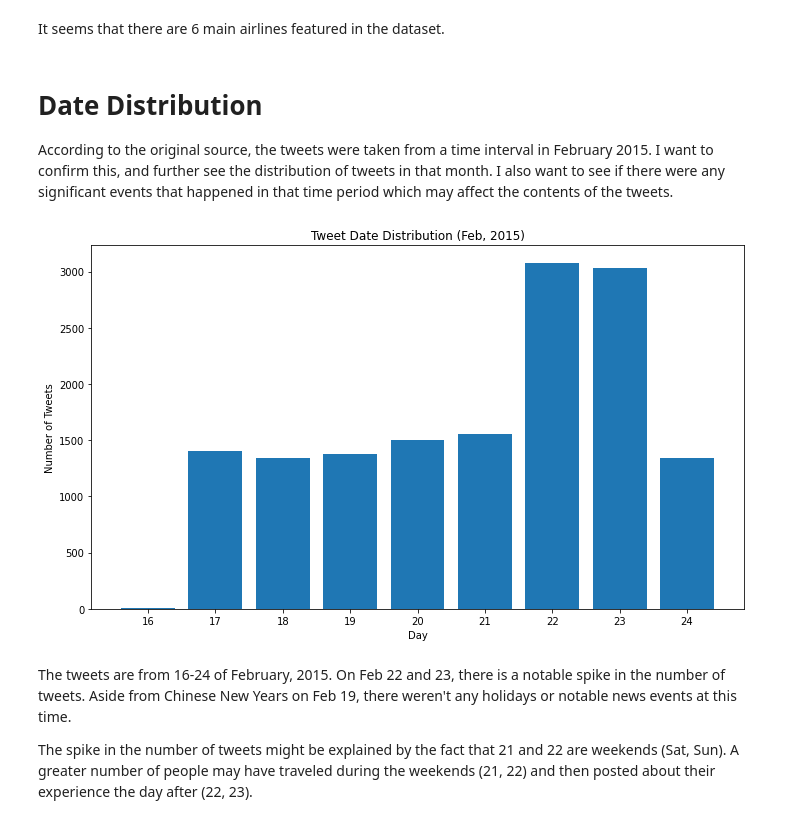
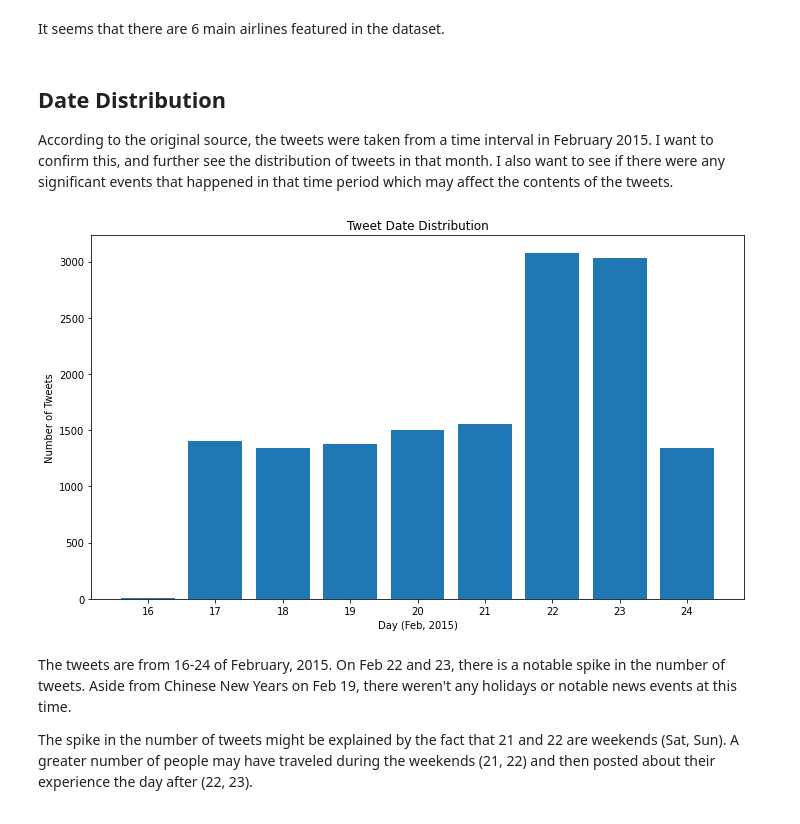
Before and after one commit to temujin-lampasa/social_computing, a Jupyter notebook: notebooks/analyzing_airline_tweets.ipynb, the cells around one changed output. Cells and saved outputs as stored; diff of their text form; code cells hidden in the pictures.

```diff
--- a/notebooks/analyzing_airline_tweets.ipynb
+++ b/notebooks/analyzing_airline_tweets.ipynb
@@ -201,20 +201,20 @@ plt.tight_layout()
 # %% [markdown]
 It seems that there are 6 main airlines featured in the dataset.
 # %% [markdown]
-# Date Distribution
+## Date Distribution
 
 According to the original source, the tweets were taken from a time interval in February 2015. I want to confirm this, and further see the distribution of tweets in that month. I also want to see if there were any significant events that happened in that time period which may affect the contents of the tweets.
 # %%
 d = df['tweet_created'].groupby(by=[df["tweet_created"].dt.month, df["tweet_created"].dt.day]).count()
 fig, ax = plt.subplots(figsize=(10,6))
 ax.bar([i[1] for i in d.index], d.values)
-ax.set_title("Tweet Date Distribution (Feb, 2015)")
-ax.set_xlabel("Day")
+ax.set_title("Tweet Date Distribution")
+ax.set_xlabel("Day (Feb, 2015)")
 ax.set_ylabel("Number of Tweets")
 ax.set_xticks(range(16, 25))
 plt.tight_layout()
 # %% [output]
-[figure, old version]
+[figure, new version]
 # %% [markdown]
 The tweets are from 16-24 of February, 2015. On Feb 22 and 23, there is a notable spike in the number of tweets. Aside from Chinese New Years on Feb 19, there weren't any holidays or notable news events at this time.
 
```
Also changed, not shown: parts of 6 cells of this notebook.
